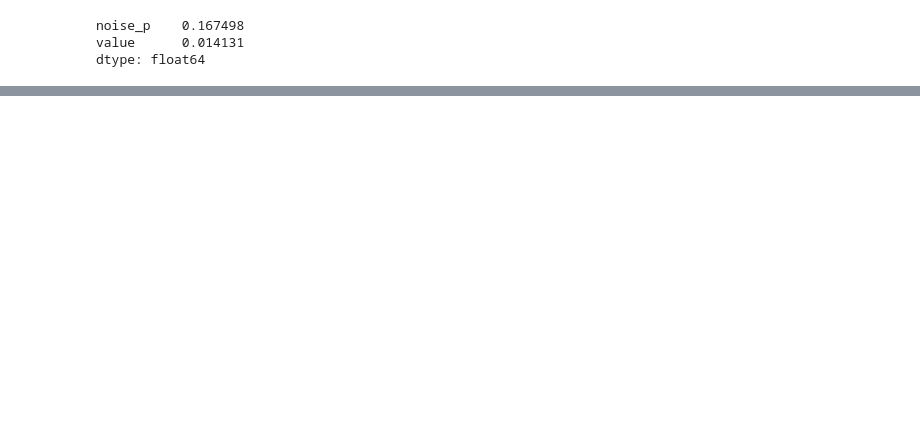
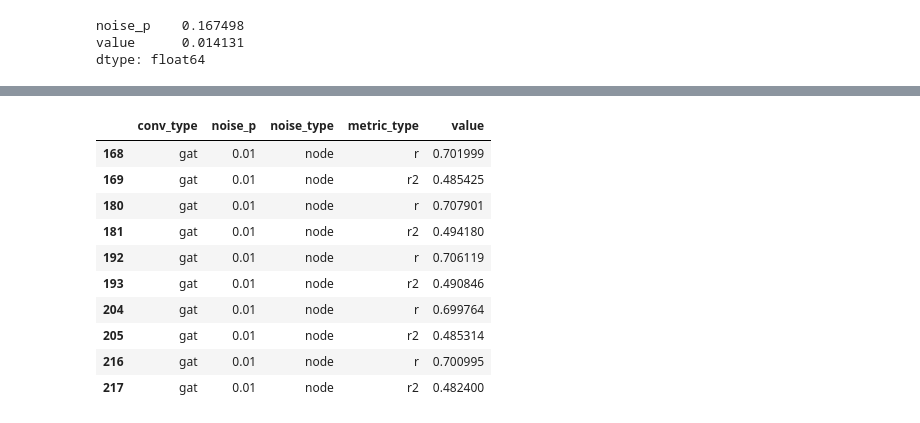
Before and after one commit to kamilest/brain-age-gnn, a Jupyter notebook: notebooks/model_selection.ipynb, the cells around one changed output, grey strips where cells are left out. Drawn from its saved outputs; the diff is of its cells as text; code cells hidden in the pictures; blank space fills up the shorter version.

```diff
--- a/notebooks/model_selection.ipynb
+++ b/notebooks/model_selection.ipynb
@@ -531,0 +384,14 @@ df_noise[(df_noise['conv_type'] == 'gcn') & (df_noise['noise_type']=='node') & (
+# %%
+df_noise[(df_noise['conv_type'] == 'gat') & (df_noise['noise_type']=='node')& (df_noise['noise_p']== 0.01)]
+# %% [output]
+|  | conv_type | noise_p | noise_type | metric_type | value |
+| 168 | gat | 0.01 | node | r | 0.701999 |
+| 169 | gat | 0.01 | node | r2 | 0.485425 |
+| 180 | gat | 0.01 | node | r | 0.707901 |
+| 181 | gat | 0.01 | node | r2 | 0.494180 |
+| 192 | gat | 0.01 | node | r | 0.706119 |
+| 193 | gat | 0.01 | node | r2 | 0.490846 |
+| 204 | gat | 0.01 | node | r | 0.699764 |
+| 205 | gat | 0.01 | node | r2 | 0.485314 |
+| 216 | gat | 0.01 | node | r | 0.700995 |
+| 217 | gat | 0.01 | node | r2 | 0.482400 |
```
Also changed, not shown: parts of 16 cells of this notebook, 2 other files.
